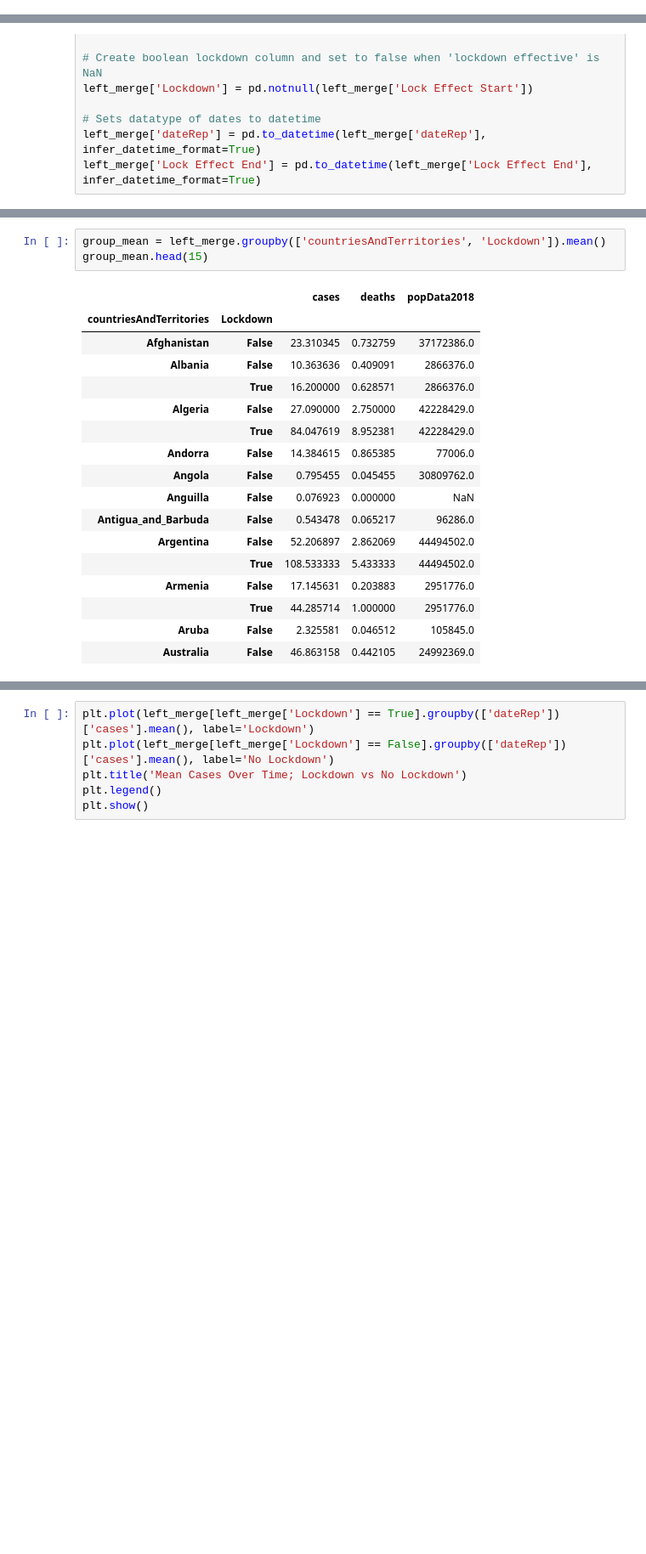
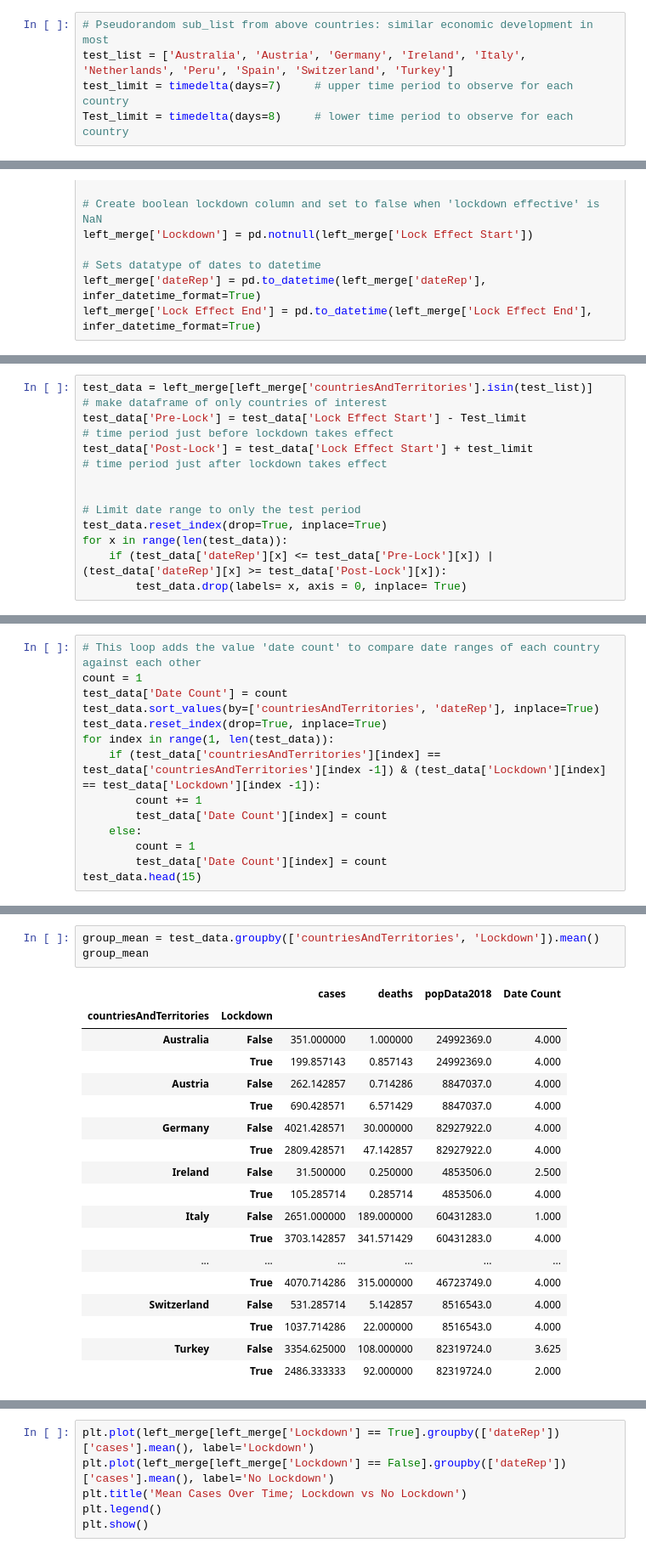
Before and after one commit to RPerron91/Lockdown-Efficacy, a Jupyter notebook: capstone1_notebook.ipynb, the cells around one changed output, grey strips where cells are left out. Shown: that part at 85% size. Cells and saved outputs as stored; diff of their text form; blank space fills up the shorter version.

```diff
--- a/capstone1_notebook.ipynb
+++ b/capstone1_notebook.ipynb
@@ -57,3 +82,8 @@ lock_data.head()
+# %%
+# Pseudorandom sub_list from above countries: similar economic development in most
+test_list = ['Australia', 'Austria', 'Germany', 'Ireland', 'Italy', 'Netherlands', 'Peru', 'Spain', 'Switzerland', 'Turkey']
+test_limit = timedelta(days=7)     # upper time period to observe for each country
+Test_limit = timedelta(days=8)     # lower time period to observe for each country
 # %%
 # Save Worldwide Covid data to dataframe
 cov_link = 'data/world_covid.csv'
@@ -107,3 +174,14 @@ left_merge.tail(50)
 | 14863 | Zimbabwe | 2020-03-23 | 0 | 0 | 14439018.0 | 2020-04-04 | 2020-05-07 | ... |
 | 14864 | Zimbabwe | 2020-03-22 | 1 | 0 | 14439018.0 | 2020-04-04 | 2020-05-07 | ... |
 | 14865 | Zimbabwe | 2020-03-21 | 1 | 0 | 14439018.0 | 2020-04-04 | 2020-05-07 | ... |
+# %%
+test_data = left_merge[left_merge['countriesAndTerritories'].isin(test_list)]    # make dataframe of only countries of interest
+test_data['Pre-Lock'] = test_data['Lock Effect Start'] - Test_limit              # time period just before lockdown takes effect
+test_data['Post-Lock'] = test_data['Lock Effect Start'] + test_limit             # time period just after lockdown takes effect
+
+
+# Limit date range to only the test period
+test_data.reset_index(drop=True, inplace=True)
+for x in range(len(test_data)):
+    if (test_data['dateRep'][x] <= test_data['Pre-Lock'][x]) | (test_data['dateRep'][x] >= test_data['Post-Lock'][x]):
+        test_data.drop(labels= x, axis = 0, inplace= True)
@@ -109,0 +203,14 @@ left_merge.tail(50)
+# %%
+# This loop adds the value 'date count' to compare date ranges of each country against each other
+count = 1
+test_data['Date Count'] = count
+test_data.sort_values(by=['countriesAndTerritories', 'dateRep'], inplace=True)
+test_data.reset_index(drop=True, inplace=True)
+for index in range(1, len(test_data)):
+    if (test_data['countriesAndTerritories'][index] == test_data['countriesAndTerritories'][index -1]) & (test_data['Lockdown'][index] == test_data['Lockdown'][index -1]):
+        count += 1
+        test_data['Date Count'][index] = count
+    else:
+        count = 1
+        test_data['Date Count'][index] = count
+test_data.head(15)
@@ -131,22 +281,23 @@ group_sum.head(15)
 # %%
-group_mean = left_merge.groupby(['countriesAndTerritories', 'Lockdown']).mean()
-group_mean.head(15)
+group_mean = test_data.groupby(['countriesAndTerritories', 'Lockdown']).mean()
+group_mean
 # %% [output]
-|  |  | cases | deaths | popData2018 |
-| countriesAndTerritories | Lockdown |  |  |  |
-| Afghanistan | False | 23.310345 | 0.732759 | 37172386.0 |
-| Albania | False | 10.363636 | 0.409091 | 2866376.0 |
-|  | True | 16.200000 | 0.628571 | 2866376.0 |
-| Algeria | False | 27.090000 | 2.750000 | 42228429.0 |
-|  | True | 84.047619 | 8.952381 | 42228429.0 |
-| Andorra | False | 14.384615 | 0.865385 | 77006.0 |
-| Angola | False | 0.795455 | 0.045455 | 30809762.0 |
-| Anguilla | False | 0.076923 | 0.000000 | NaN |
-| Antigua_and_Barbuda | False | 0.543478 | 0.065217 | 96286.0 |
-| Argentina | False | 52.206897 | 2.862069 | 44494502.0 |
-|  | True | 108.533333 | 5.433333 | 44494502.0 |
-| Armenia | False | 17.145631 | 0.203883 | 2951776.0 |
-|  | True | 44.285714 | 1.000000 | 2951776.0 |
-| Aruba | False | 2.325581 | 0.046512 | 105845.0 |
-| Australia | False | 46.863158 | 0.442105 | 24992369.0 |
+|  |  | cases | deaths | popData2018 | Date Count |
+| countriesAndTerritories | Lockdown |  |  |  |  |
+| Australia | False | 351.000000 | 1.000000 | 24992369.0 | 4.000 |
+|  | True | 199.857143 | 0.857143 | 24992369.0 | 4.000 |
+| Austria | False | 262.142857 | 0.714286 | 8847037.0 | 4.000 |
+|  | True | 690.428571 | 6.571429 | 8847037.0 | 4.000 |
+| Germany | False | 4021.428571 | 30.000000 | 82927922.0 | 4.000 |
+|  | True | 2809.428571 | 47.142857 | 82927922.0 | 4.000 |
+| Ireland | False | 31.500000 | 0.250000 | 4853506.0 | 2.500 |
+|  | True | 105.285714 | 0.285714 | 4853506.0 | 4.000 |
+| Italy | False | 2651.000000 | 189.000000 | 60431283.0 | 1.000 |
+|  | True | 3703.142857 | 341.571429 | 60431283.0 | 4.000 |
+| ... | ... | ... | ... | ... | ... |
+|  | True | 4070.714286 | 315.000000 | 46723749.0 | 4.000 |
+| Switzerland | False | 531.285714 | 5.142857 | 8516543.0 | 4.000 |
+|  | True | 1037.714286 | 22.000000 | 8516543.0 | 4.000 |
+| Turkey | False | 3354.625000 | 108.000000 | 82319724.0 | 3.625 |
+|  | True | 2486.333333 | 92.000000 | 82319724.0 | 2.000 |
 # %%
```
Also changed, not shown: parts of 17 cells of this notebook, 1 other file.
